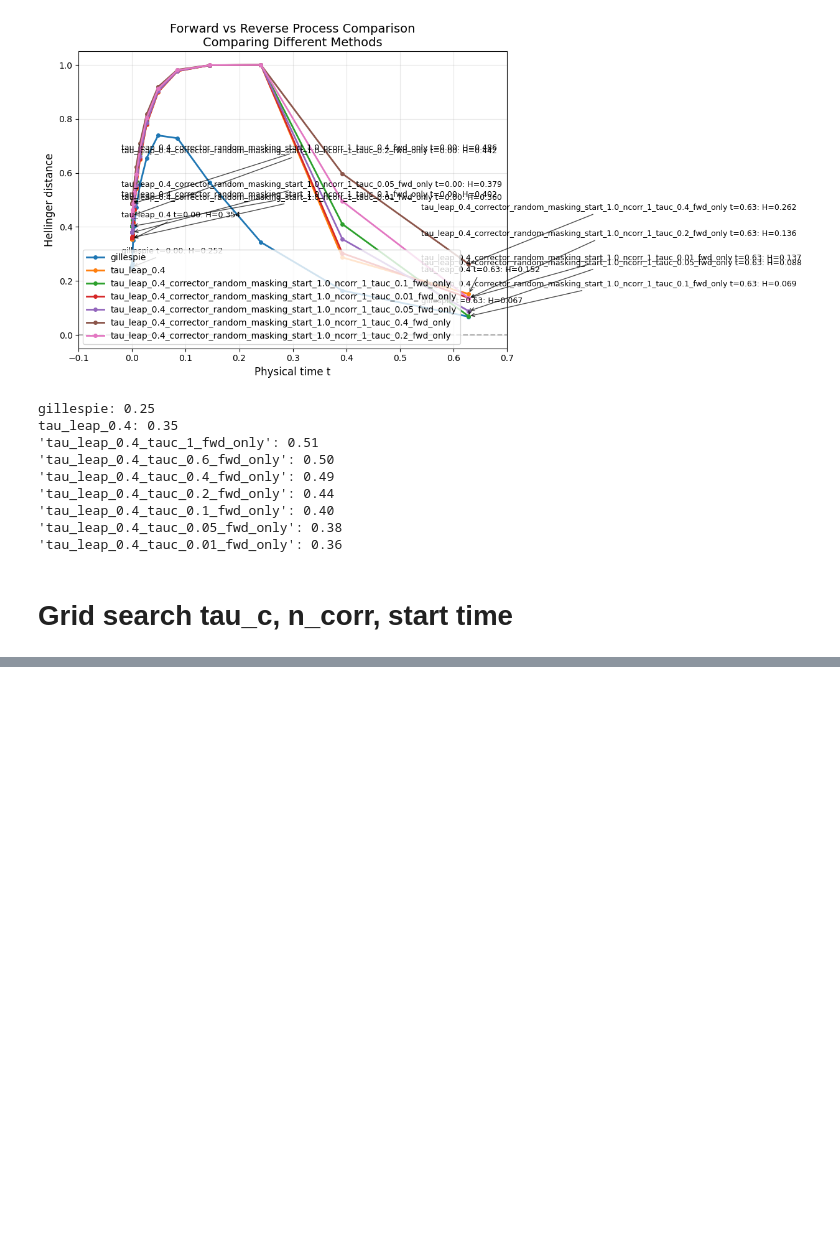
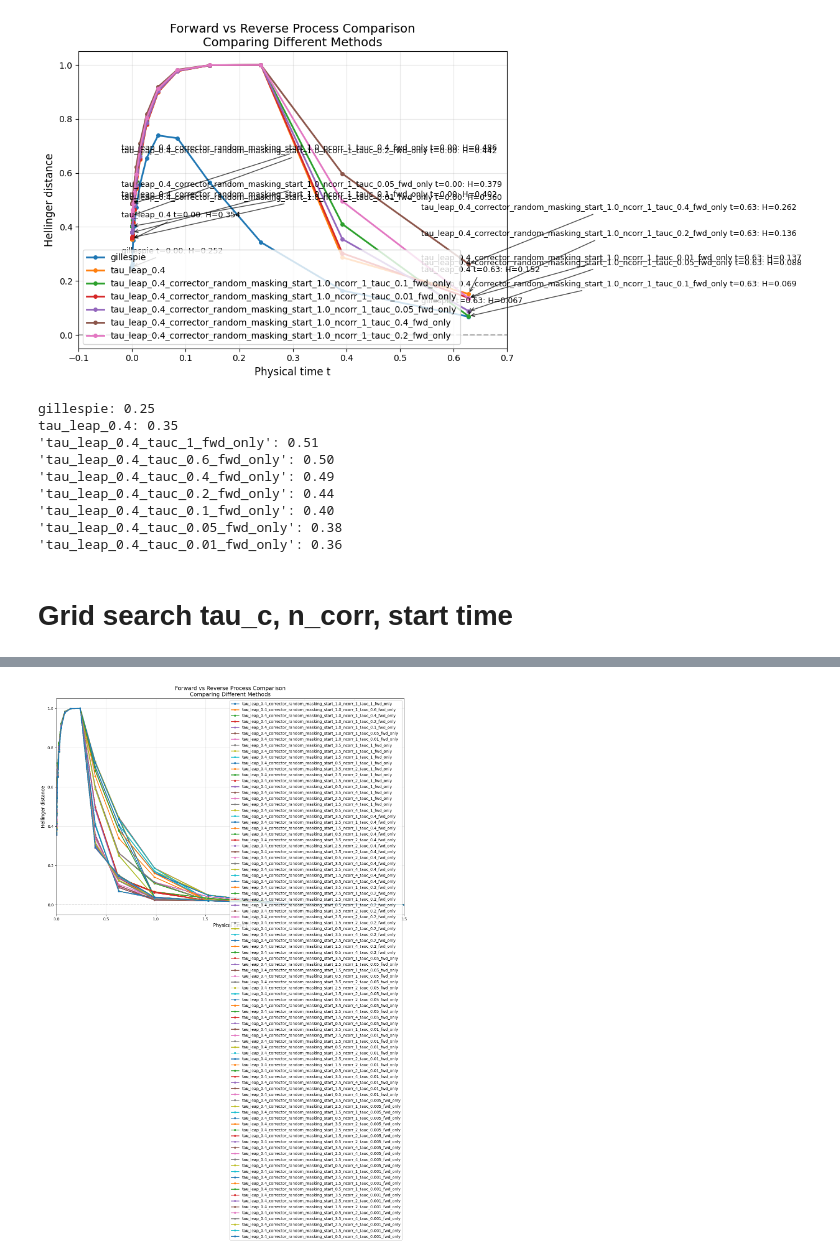
Before and after one commit to loren-ll/Correctors_Discrete_Diffusion, a Jupyter notebook: Testing_3.ipynb, the cells around one changed output, grey strips where cells are left out. Cells and saved outputs as stored; diff of their text form; code cells hidden in the pictures; blank space fills up the shorter version.

Commit message:
[TEST RESULTS] grid search for random masking

```diff
--- a/Testing_3.ipynb
+++ b/Testing_3.ipynb
@@ -323,0 +342,80 @@ if len(results['methods_added']) > 5:
+# %%
+from saving_experiments import load_samples
+from plotting_functions import plot_method_comparison
+import numpy as np
+
+# Load data
+print("Loading data...")
+data, metadata = load_samples('gillespie_nmc_300000.pkl')
+
+# Get all random masking methods
+all_methods = list(data['reverse_pmfs'].keys())
+random_masking_methods = [m for m in all_methods if 'random_masking' in m and 'fwd_only' in m]
+
+print(f"Found {len(random_masking_methods)} random masking (forward only) methods")
+
+# Use plot function to get distances (with return_distances=True)
+print("\nComputing Hellinger distances...")
+all_distances = plot_method_comparison(
+    data,
+    methods=random_masking_methods,
+    filename='random_masking_all.png',
+    figsize=(16, 10),
+    show_annotations=False,
+    return_distances=True  # ← This returns the distances dict
+)
+
+# Get checkpoint closest to t=0
+times = data['times']
+t_zero = times[np.argmin(np.abs(times - 0.0))]
+
+print(f"\nCheckpoint closest to t=0: {t_zero:.6f}")
+
+# Extract Hellinger at t=0 for all methods
+print("\n" + "=" * 70)
+print("HELLINGER DISTANCES AT t=0")
+print("=" * 70)
+
+results = []
+for method in random_masking_methods:
+    hellinger_at_t0 = all_distances[method][float(t_zero)]
+    results.append({
+        'method': method,
+        'hellinger': hellinger_at_t0
+    })
+
+# Sort by Hellinger
+results.sort(key=lambda x: x['hellinger'])
+
+# Print results
+print(f"\n{'Rank':<6} {'Hellinger':<12} {'Method'}")
+print("-" * 100)
+
+for i, result in enumerate(results, 1):
+    print(f"{i:<6} {result['hellinger']:<12.6f} {result['method']}")
+
+# Summary statistics
+hellinger_values = [r['hellinger'] for r in results]
+print("\n" + "=" * 70)
+print("SUMMARY STATISTICS")
+print("=" * 70)
+print(f"Best (lowest):   {min(hellinger_values):.6f}")
+print(f"Worst (highest): {max(hellinger_values):.6f}")
+print(f"Mean:            {np.mean(hellinger_values):.6f}")
+print(f"Median:          {np.median(hellinger_values):.6f}")
+print(f"Std Dev:         {np.std(hellinger_values):.6f}")
+
+# Best configuration
+print("\n" + "=" * 70)
+print("BEST CONFIGURATION")
+print("=" * 70)
+print(f"Method: {results[0]['method']}")
+print(f"Hellinger at t=0: {results[0]['hellinger']:.6f}")
+
+# Worst configuration
+print("\n" + "=" * 70)
+print("WORST CONFIGURATION")
+print("=" * 70)
+print(f"Method: {results[-1]['method']}")
+print(f"Hellinger at t=0: {results[-1]['hellinger']:.6f}")
+# %% [output]
@@ -323,0 +436 @@ if len(results['methods_added']) > 5:
+[figure, added]
```
Also changed, not shown: parts of 2 cells of this notebook.
